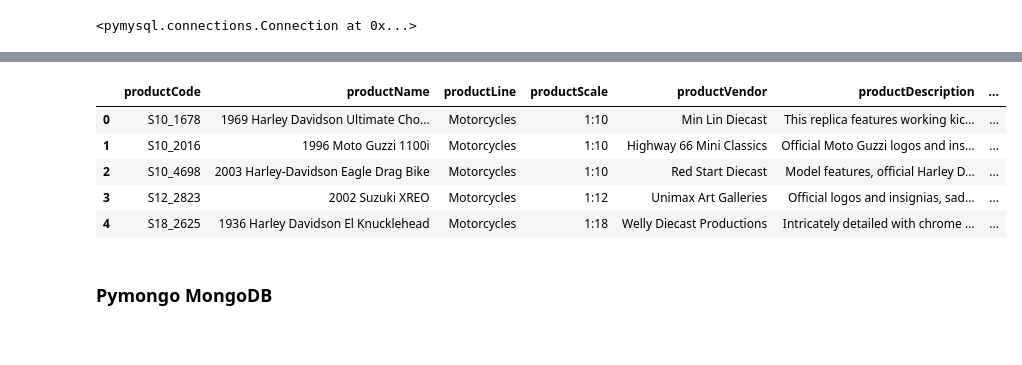
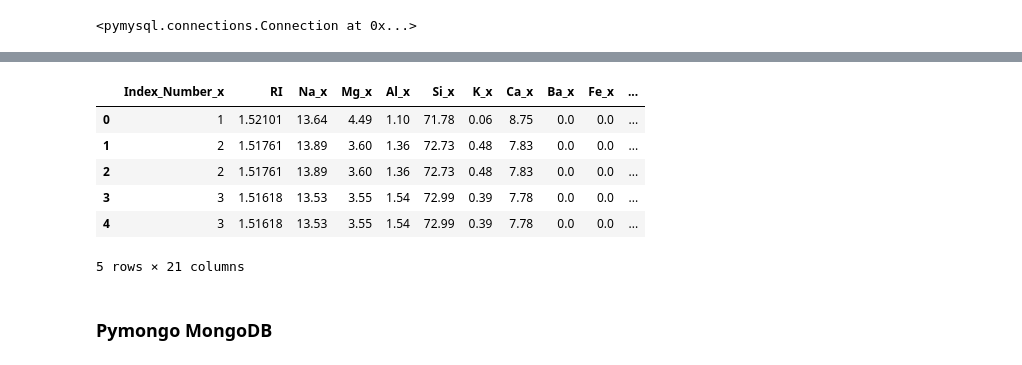
Before and after one commit to Rushi9867/Python_Fast_Track, a Jupyter notebook: DataBase/Database.ipynb, the cells around one changed output, grey strips where cells are left out. Drawn from its saved outputs; the diff is of its cells as text; code cells hidden in the pictures.

```diff
--- a/DataBase/Database.ipynb
+++ b/DataBase/Database.ipynb
@@ -461,9 +441,9 @@ data.describe()
 # %%
-dbcon = pymysql.connect(host="localhost",user="root",password="R@ud!n$0903",database="classicmodels")
+dbcon = pymysql.connect(host="localhost",user="root",password="R@ud!n$0903",database="glass")
 dbcon
 # %% [output]
 <pymysql.connections.Connection at 0x...>
 # %%
-df1 = pd.read_sql_query("SELECT *FROM products",dbcon,parse_dates=True)
+df1 = pd.read_sql_query("SELECT *FROM glassdata",dbcon,parse_dates=True)
 df1.head()
 # %% [output]
@@ -476,4 +456,4 @@ df1.head()
 # %%
-df2= pd.read_sql_query("SELECT *FROM productlines",dbcon,parse_dates=True)
+df2= pd.read_sql_query("SELECT *FROM glassdata1",dbcon,parse_dates=True)
 df2.head()
 # %% [output]
@@ -486,13 +466,14 @@ df2.head()
 # %%
-final_df = pd.merge(df1,df2,on='productLine',how='inner')
+final_df = pd.merge(df1,df2,on='RI',how='inner')
 final_df.head()
 # %% [output]
-|  | productCode | productName | productLine | productScale | productVendor | productDescription | ... |
-| 0 | S10_1678 | 1969 Harley Davidson Ultimate Cho... | Motorcycles | 1:10 | Min Lin Diecast | This replica features working kic... | ... |
-| 1 | S10_2016 | 1996 Moto Guzzi 1100i | Motorcycles | 1:10 | Highway 66 Mini Classics | Official Moto Guzzi logos and ins... | ... |
-| 2 | S10_4698 | 2003 Harley-Davidson Eagle Drag Bike | Motorcycles | 1:10 | Red Start Diecast | Model features, official Harley D... | ... |
-| 3 | S12_2823 | 2002 Suzuki XREO | Motorcycles | 1:12 | Unimax Art Galleries | Official logos and insignias, sad... | ... |
-| 4 | S18_2625 | 1936 Harley Davidson El Knucklehead | Motorcycles | 1:18 | Welly Diecast Productions | Intricately detailed with chrome ... | ... |
+|  | Index_Number_x | RI | Na_x | Mg_x | Al_x | Si_x | K_x | Ca_x | Ba_x | Fe_x | ... |
+| 0 | 1 | 1.52101 | 13.64 | 4.49 | 1.10 | 71.78 | 0.06 | 8.75 | 0.0 | 0.0 | ... |
+| 1 | 2 | 1.51761 | 13.89 | 3.60 | 1.36 | 72.73 | 0.48 | 7.83 | 0.0 | 0.0 | ... |
+| 2 | 2 | 1.51761 | 13.89 | 3.60 | 1.36 | 72.73 | 0.48 | 7.83 | 0.0 | 0.0 | ... |
+| 3 | 3 | 1.51618 | 13.53 | 3.55 | 1.54 | 72.99 | 0.39 | 7.78 | 0.0 | 0.0 | ... |
+| 4 | 3 | 1.51618 | 13.53 | 3.55 | 1.54 | 72.99 | 0.39 | 7.78 | 0.0 | 0.0 | ... |
+5 rows × 21 columns
 # %%
 dbcon.close()
 # %% [markdown]
```
Also changed, not shown: parts of 73 cells of this notebook, 4 other files.
